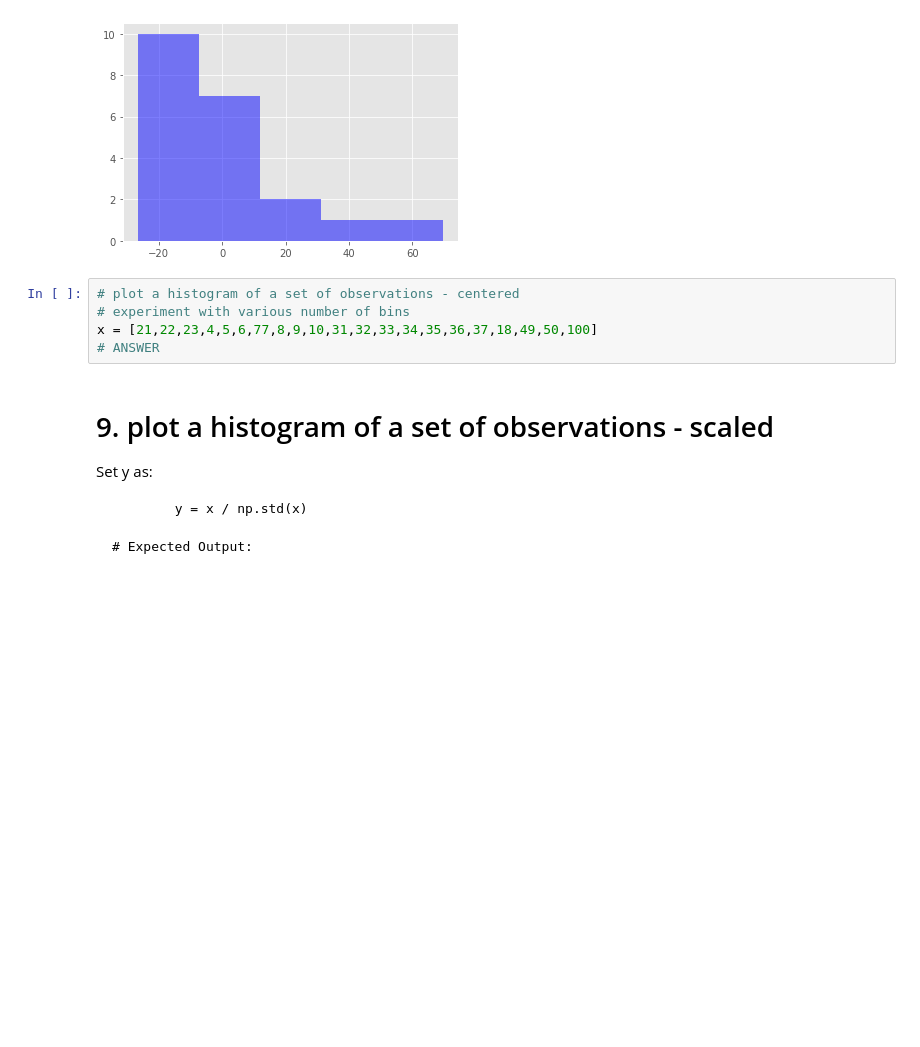
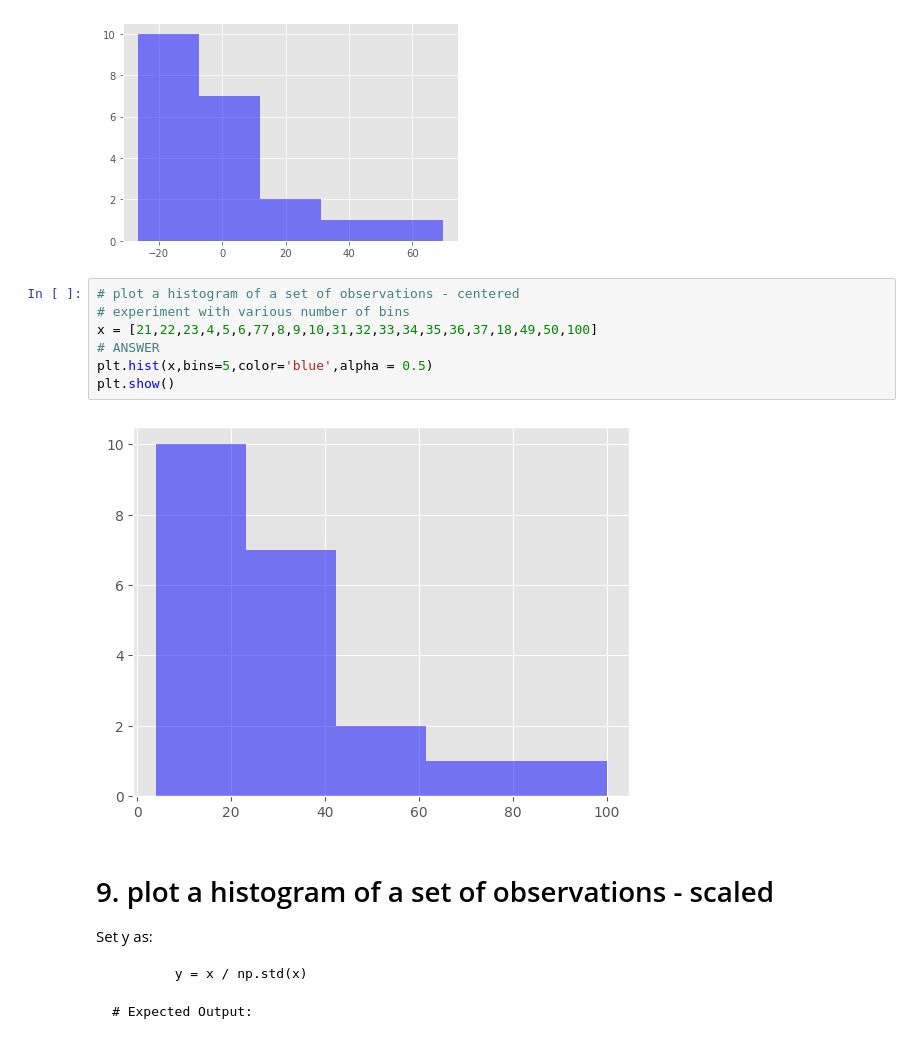
Before and after one commit to CDan07/IOD, a Jupyter notebook: Labs/Module 1/IOD_Lab-1.1.4 Statistics - part 2.ipynb, the cells around one changed output. Drawn from its saved outputs; the diff is of its cells as text; blank space fills up the shorter version.

```diff
--- a/Labs/Module 1/IOD_Lab-1.1.4 Statistics - part 2.ipynb
+++ b/Labs/Module 1/IOD_Lab-1.1.4 Statistics - part 2.ipynb
@@ -275,8 +279,12 @@ Experiment with various number of bins. Set y as:
 # %%
 # plot a histogram of a set of observations - centered
 # experiment with various number of bins
 x = [21,22,23,4,5,6,77,8,9,10,31,32,33,34,35,36,37,18,49,50,100]
 # ANSWER
+plt.hist(x,bins=5,color='blue',alpha = 0.5)
+plt.show()
+# %% [output]
+[figure, added]
 # %% [markdown]
 # 9. plot a histogram of a set of observations - scaled
 
```
Also changed, not shown: parts of 5 cells of this notebook.
